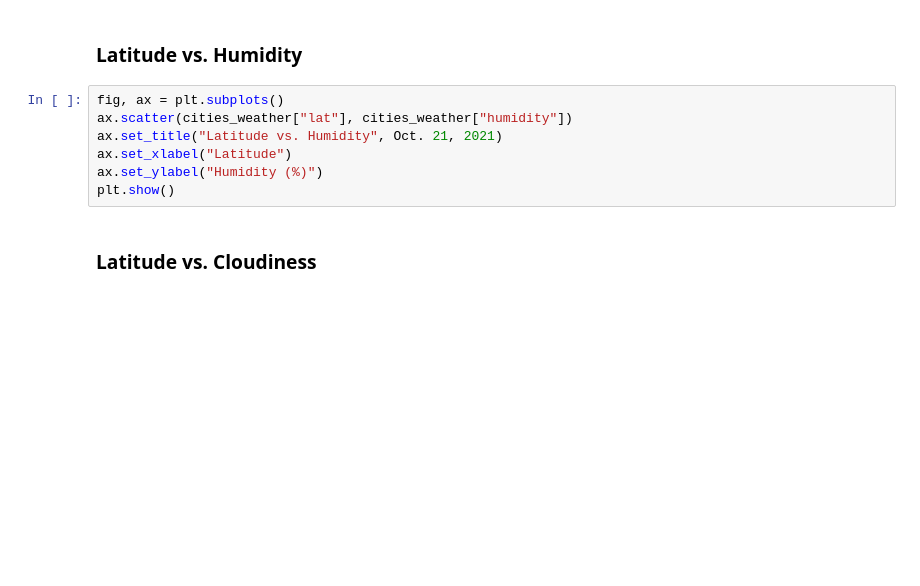
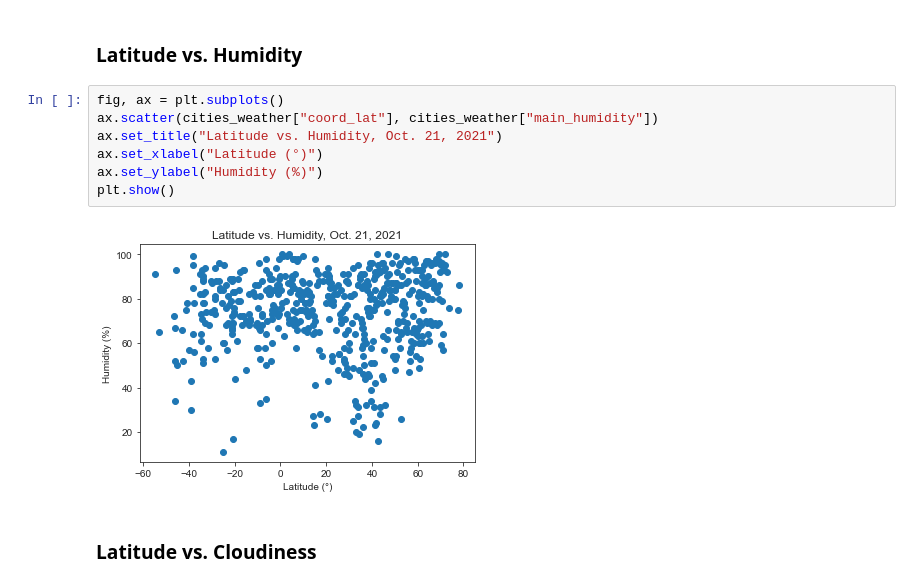
Before and after one commit to HeatherLD/Homework5, a Jupyter notebook: week05_homework_HLD.ipynb, the cells around one changed output. Saved outputs shown, nothing was run; the diff lists cells and outputs as text; blank space fills up the shorter version.

```diff
--- a/week05_homework_HLD.ipynb
+++ b/week05_homework_HLD.ipynb
@@ -108,11 +141,13 @@ plt.show()
 ### Latitude vs. Humidity
 # %%
 fig, ax = plt.subplots()
-ax.scatter(cities_weather["lat"], cities_weather["humidity"])
-ax.set_title("Latitude vs. Humidity", Oct. 21, 2021)
-ax.set_xlabel("Latitude")
+ax.scatter(cities_weather["coord_lat"], cities_weather["main_humidity"])
+ax.set_title("Latitude vs. Humidity, Oct. 21, 2021")
+ax.set_xlabel("Latitude (°)")
 ax.set_ylabel("Humidity (%)")
 plt.show()
+# %% [output]
+[figure, added]
 # %% [markdown]
 ### Latitude vs. Cloudiness
 # %%
```
Also changed, not shown: parts of 17 cells of this notebook.
